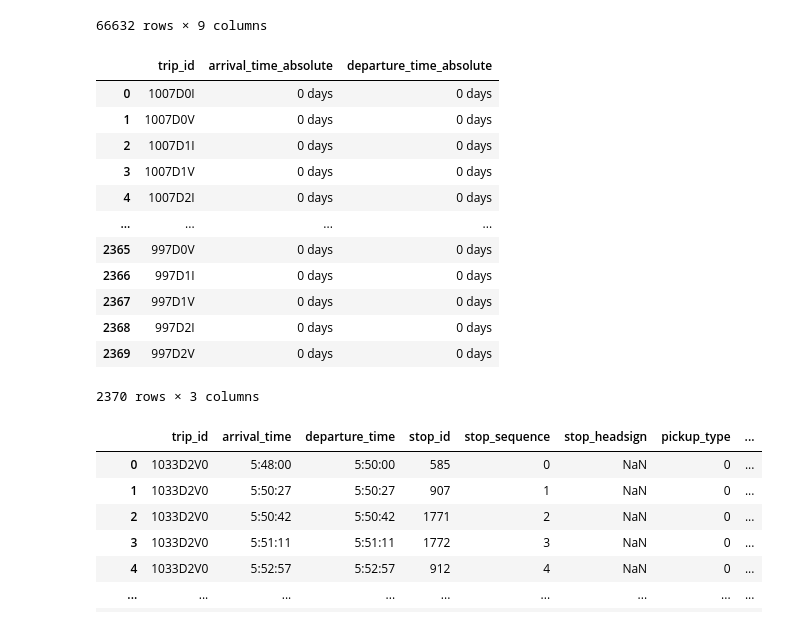
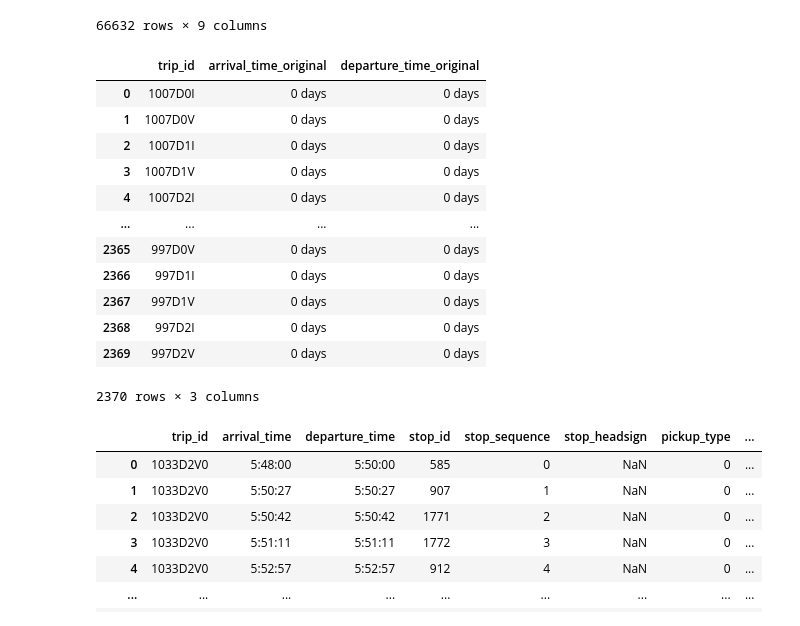
Before and after one commit to andrey-khaletsky/TFM, a Jupyter notebook: emt.ipynb, the cells around one changed output. Cells and saved outputs as stored; diff of their text form; code cells hidden in the pictures.

```diff
--- a/emt.ipynb
+++ b/emt.ipynb
@@ -202,14 +248,14 @@ stop_times_departures = stop_times.groupby('trip_id')[['arrival_time', 'departur
 # %%
 # convert arrivals and departures to timedelta (what happens when we go over 1 day?)
 stop_times_departures['arrival_time'] = stop_times_departures['arrival_time'].astype('timedelta64[s]')
 stop_times_departures['departure_time'] = stop_times_departures['departure_time'].astype('timedelta64[s]')
 
 
-stop_times_departures = stop_times_departures.rename(columns={'arrival_time': 'arrival_time_absolute'})
-stop_times_departures = stop_times_departures.rename(columns={'departure_time': 'departure_time_absolute'})
+stop_times_departures = stop_times_departures.rename(columns={'arrival_time': 'arrival_time_original'})
+stop_times_departures = stop_times_departures.rename(columns={'departure_time': 'departure_time_original'})
 stop_times_departures
 # %% [output]
-|  | trip_id | arrival_time_absolute | departure_time_absolute |
+|  | trip_id | arrival_time_original | departure_time_original |
 | 0 | 1007D0I | 0 days | 0 days |
 | 1 | 1007D0V | 0 days | 0 days |
 | 2 | 1007D1I | 0 days | 0 days |
```
Also changed, not shown: parts of 56 cells of this notebook, 20 other files.
